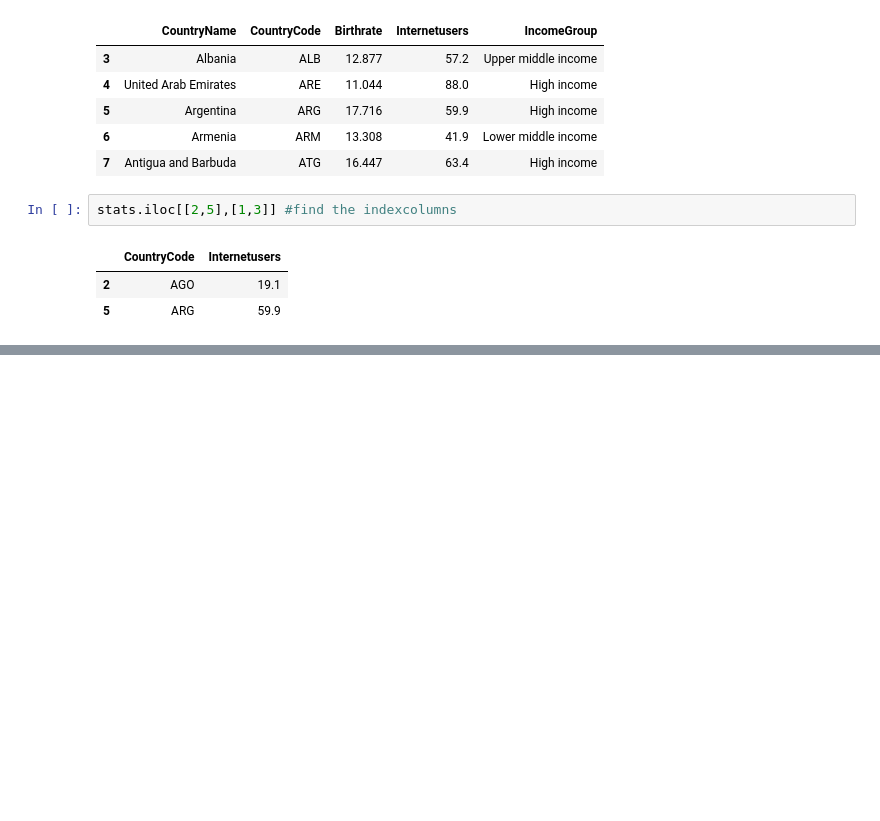
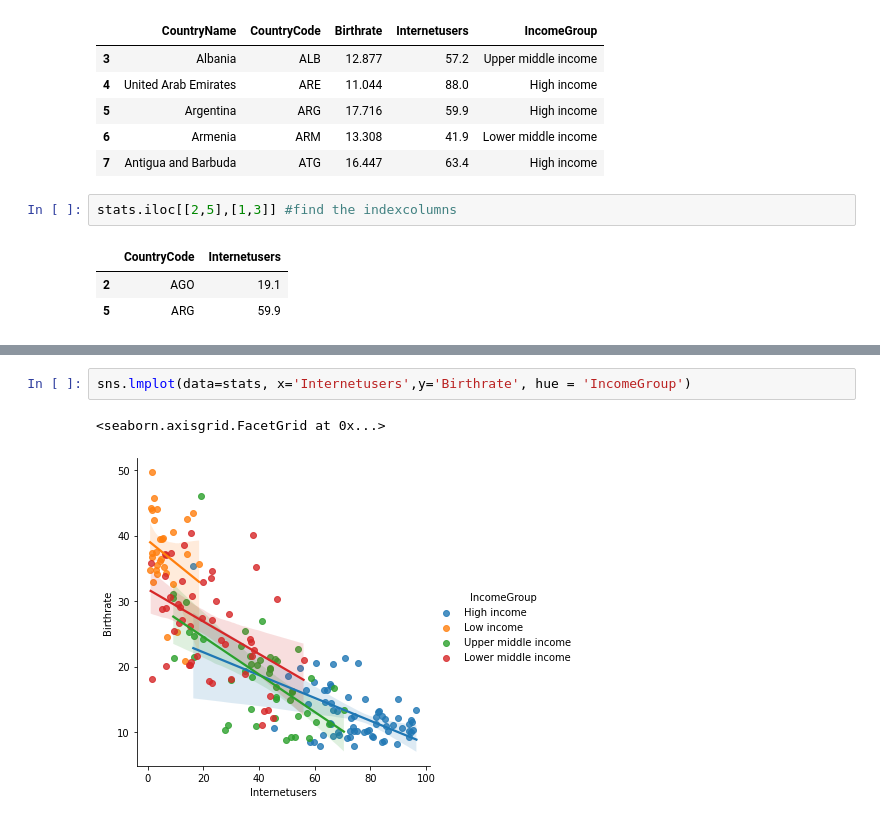
Before and after one commit to Rahman17309/BatchFEB20, a Jupyter notebook: python_day2.ipynb, the cells around one changed output, grey strips where cells are left out. Saved outputs shown, nothing was run; the diff lists cells and outputs as text; blank space fills up the shorter version.

```diff
--- a/python_day2.ipynb
+++ b/python_day2.ipynb
@@ -111,0 +268,5 @@ stats.iloc[[2,5],[1,3]] #find the indexcolumns
+# %%
+sns.lmplot(data=stats, x='Internetusers',y='Birthrate', hue = 'IncomeGroup')
+# %% [output]
+<seaborn.axisgrid.FacetGrid at 0x...>
+[figure, added]
```
Also changed, not shown: parts of 20 cells of this notebook.
